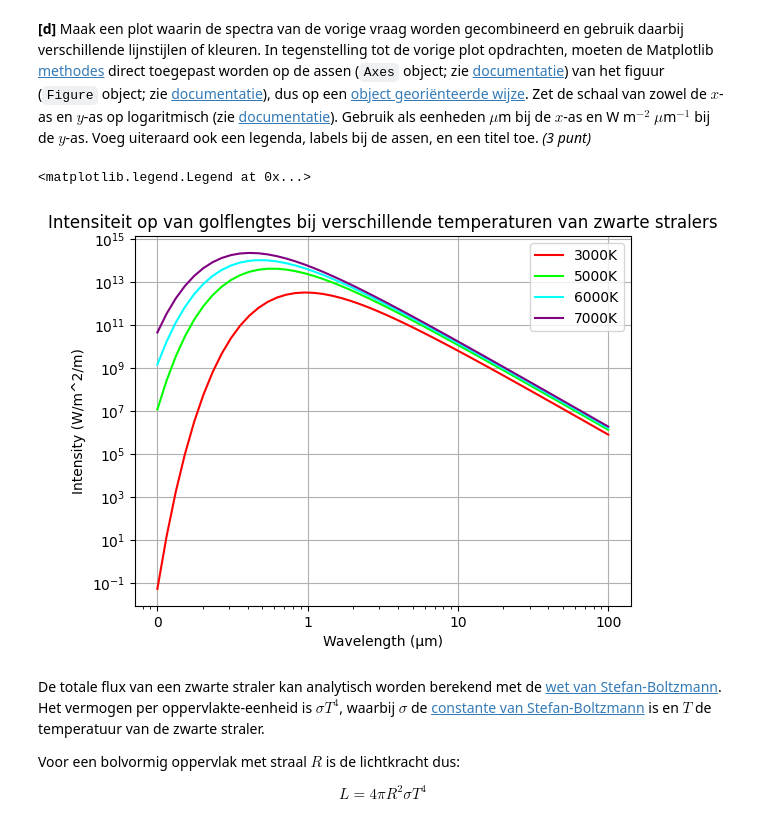
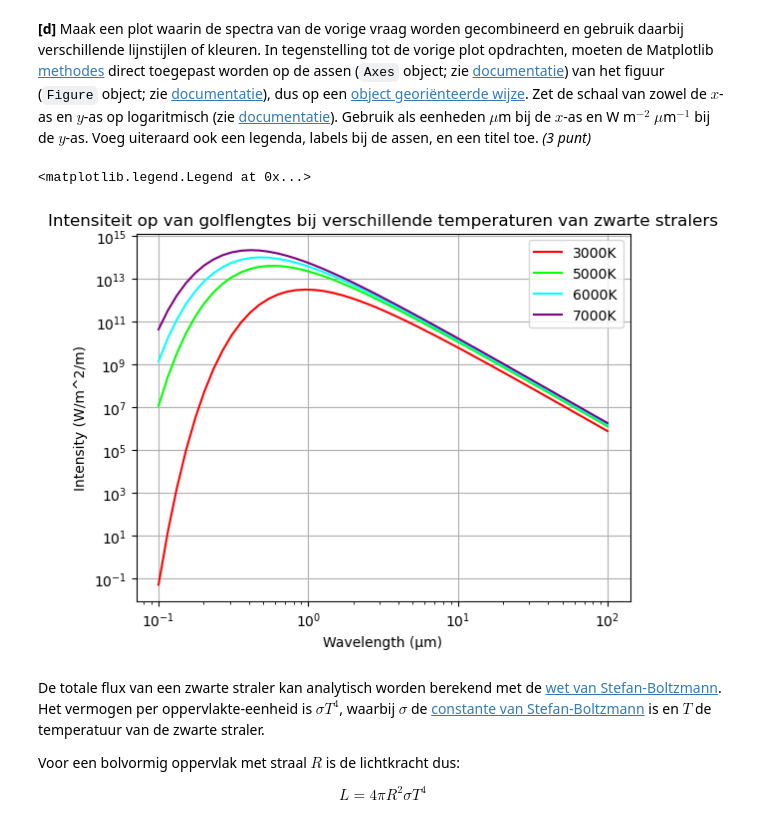
Before and after one commit to TheCaspeer/Universiteit-Leiden, a Jupyter notebook: set2Casper.ipynb, the cells around one changed output. Drawn from its saved outputs; the diff is of its cells as text; code cells hidden in the pictures.

Commit message:
fix: x-axis on radiation graph not correct for x=0.1

```diff
--- a/set2Casper.ipynb
+++ b/set2Casper.ipynb
@@ -688,36 +708,34 @@ flux = np.array(
 # %%
 from matplotlib.ticker import ScalarFormatter
 
 # Renames the values for readability
 x_vals = golflengtes*1e6 # to account for difference in μm (display) and m (math)
 line1_y_vals = flux[0] # 3000K
 line2_y_vals = flux[1] # 5000K
 line3_y_vals = flux[2] # 6000K
 line4_y_vals = flux[3] # 7000K
 
 fig, ax = plt.subplots()
 
 # Plots each line
 ax.plot(x_vals,line1_y_vals, label='3000K', color='Red')
 ax.plot(x_vals,line2_y_vals, label='5000K', color='Lime')
 ax.plot(x_vals,line3_y_vals, label='6000K', color='Cyan')
 ax.plot(x_vals,line4_y_vals, label='7000K', color='Purple')
 
 # Styles the plot
 ax.grid(True)
 ax.set_xlabel("Wavelength (μm)")
 ax.set_ylabel("Intensity (W/m^2/m)")
 ax.set_title("Intensiteit op van golflengtes bij verschillende temperaturen van zwarte stralers")
 ax.set_xscale('log')
-ax.xaxis.set_major_formatter(ScalarFormatter()) # turns the x-axis numbers into regular numbers
-
 ax.set_yscale('log')
 ax.legend()
 
 # helaas geven de piekgolflengtes van de temperaturen niet duidelijk genoegen kleurverschillen ;(
 # %% [output]
 <matplotlib.legend.Legend at 0x...>
-[figure, old version]
+[figure, new version]
 # %% [markdown]
 De totale flux van een zwarte straler kan analytisch worden berekend met de [wet van Stefan-Boltzmann](https://nl.wikipedia.org/wiki/Zwarte_straler#Formules_voor_de_totale_straling_over_het_hele_spectrum). Het vermogen per oppervlakte-eenheid is $\sigma T^4$, waarbij $\sigma$ de [constante van Stefan-Boltzmann](https://nl.wikipedia.org/wiki/Constante_van_Stefan-Boltzmann) is en $T$ de temperatuur van de zwarte straler.
 
```
Also changed, not shown: parts of 5 cells of this notebook.
